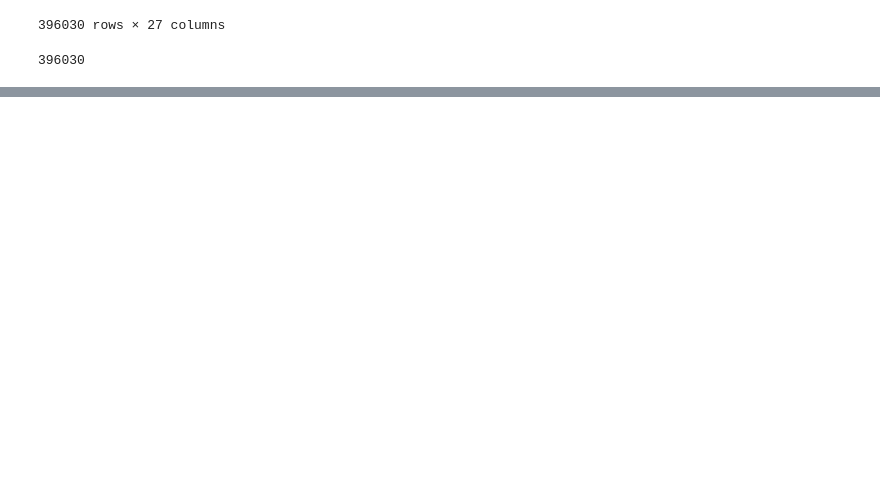
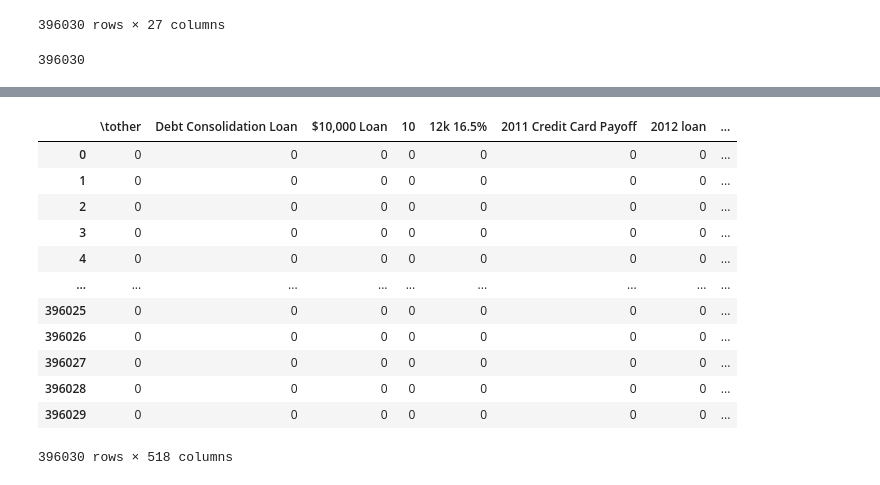
Before and after one commit to shivanipriya89/practicetensor, a Jupyter notebook: thekeras.ipynb, the cells around one changed output, grey strips where cells are left out. Drawn from its saved outputs; the diff is of its cells as text; code cells hidden in the pictures; blank space fills up the shorter version.

```diff
--- a/thekeras.ipynb
+++ b/thekeras.ipynb
@@ -918,0 +1089,8 @@ len(df) # Length of data frame
+# %%
+df.dropna(subset=["emp_title"],axis=0,inplace=True) # Dropping the null values of emp_title column
+# %%
+df.dropna(subset=["emp_length"],axis=0,inplace=True) # Dropping the null values of emp_length column
+# %%
+df.drop("emp_title",axis=1,inplace=True) # Dropping the employee title column
+# %%
+df.drop("emp_length",axis=1,inplace=True) # Dropping the employee length column
@@ -918,0 +1140,16 @@ len(df) # Length of data frame
+# %%
+pd.get_dummies(df["title"]) # Dummies values of Job Title
+# %% [output]
+|  | \tother | Debt Consolidation Loan | $10,000 Loan | 10 | 12k 16.5% | 2011 Credit Card Payoff | 2012 loan | ... |
+| 0 | 0 | 0 | 0 | 0 | 0 | 0 | 0 | ... |
+| 1 | 0 | 0 | 0 | 0 | 0 | 0 | 0 | ... |
+| 2 | 0 | 0 | 0 | 0 | 0 | 0 | 0 | ... |
+| 3 | 0 | 0 | 0 | 0 | 0 | 0 | 0 | ... |
+| 4 | 0 | 0 | 0 | 0 | 0 | 0 | 0 | ... |
+| ... | ... | ... | ... | ... | ... | ... | ... | ... |
+| 396025 | 0 | 0 | 0 | 0 | 0 | 0 | 0 | ... |
+| 396026 | 0 | 0 | 0 | 0 | 0 | 0 | 0 | ... |
+| 396027 | 0 | 0 | 0 | 0 | 0 | 0 | 0 | ... |
+| 396028 | 0 | 0 | 0 | 0 | 0 | 0 | 0 | ... |
+| 396029 | 0 | 0 | 0 | 0 | 0 | 0 | 0 | ... |
+396030 rows × 518 columns
```
Also changed, not shown: parts of 66 cells of this notebook.
